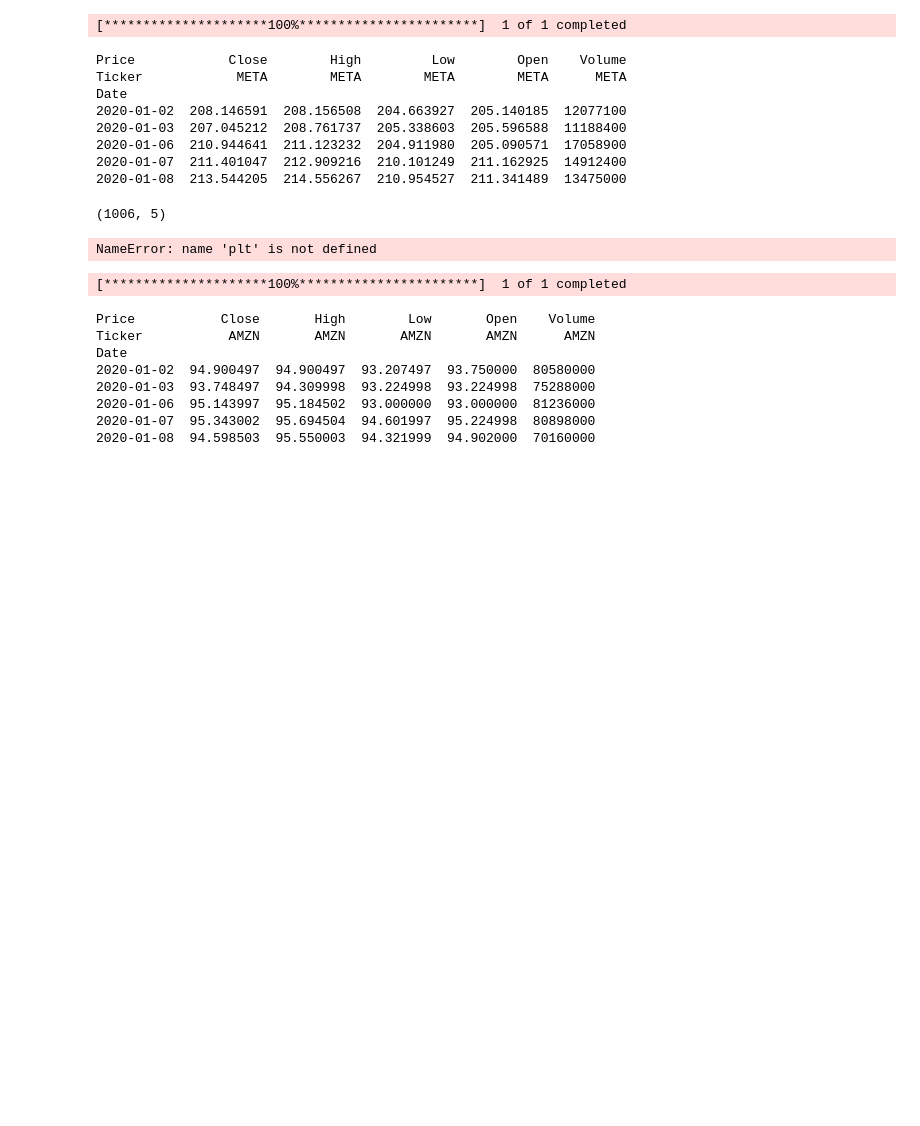
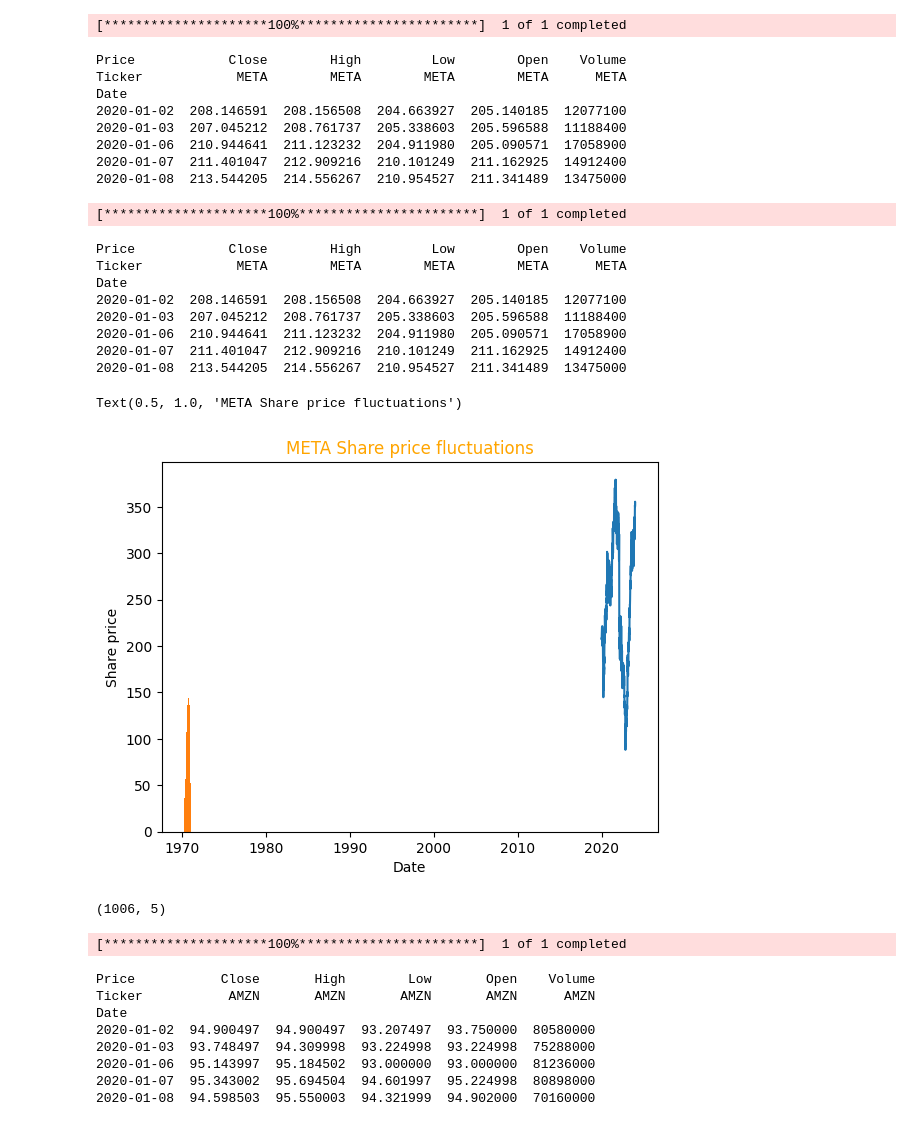
Before and after one commit to Mittal24Shaurya/CSR-Cockpit, a Jupyter notebook: intro-to-Finance-analytics/jupyter.ipynb, the cells around one changed output. Saved outputs shown, nothing was run; the diff lists cells and outputs as text; code cells hidden in the pictures; blank space fills up the shorter version.

```diff
--- a/intro-to-Finance-analytics/jupyter.ipynb
+++ b/intro-to-Finance-analytics/jupyter.ipynb
@@ -16,15 +16,34 @@ Date
 2020-01-06  210.944641  211.123232  204.911980  205.090571  17058900
 2020-01-07  211.401047  212.909216  210.101249  211.162925  14912400
 2020-01-08  213.544205  214.556267  210.954527  211.341489  13475000
-# %%
-df.shape
-# %% [output]
-(1006, 5)
 # %%
+import yfinance as yf
+import pandas as pd
+import numpy as np
+import matplotlib.pyplot as plt
+ticker="META"
+df=yf.download(ticker,start="2020-01-01",end="2024-01-01")
+print(df.head())
 plt.plot(df['Close'])
-plt.title("META closing price")
+plt.xlabel("Date")
+plt.ylabel("Share price")
+plt.title("META Share price fluctuations",color="Orange")
 # %% [output]
-NameError: name 'plt' is not defined
+[*********************100%***********************]  1 of 1 completed
+Price            Close        High         Low        Open    Volume
+Ticker            META        META        META        META      META
+Date
+2020-01-02  208.146591  208.156508  204.663927  205.140185  12077100
+2020-01-03  207.045212  208.761737  205.338603  205.596588  11188400
+2020-01-06  210.944641  211.123232  204.911980  205.090571  17058900
+2020-01-07  211.401047  212.909216  210.101249  211.162925  14912400
+2020-01-08  213.544205  214.556267  210.954527  211.341489  13475000
+Text(0.5, 1.0, 'META Share price fluctuations')
+[figure, added]
+# %%
+df.shape
+# %% [output]
+(1006, 5)
 # %%
 import yfinance as yf
 import pandas as pd
```
Also changed, not shown: parts of 1 cell of this notebook.
